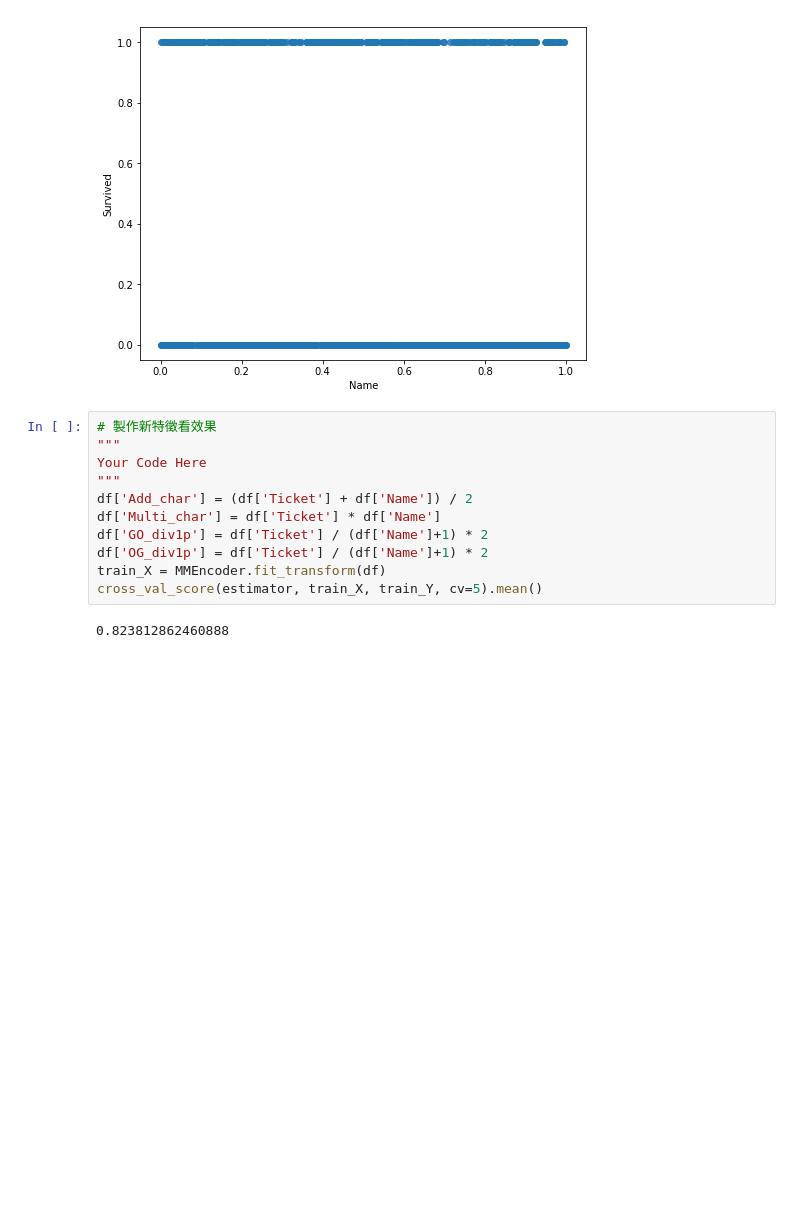
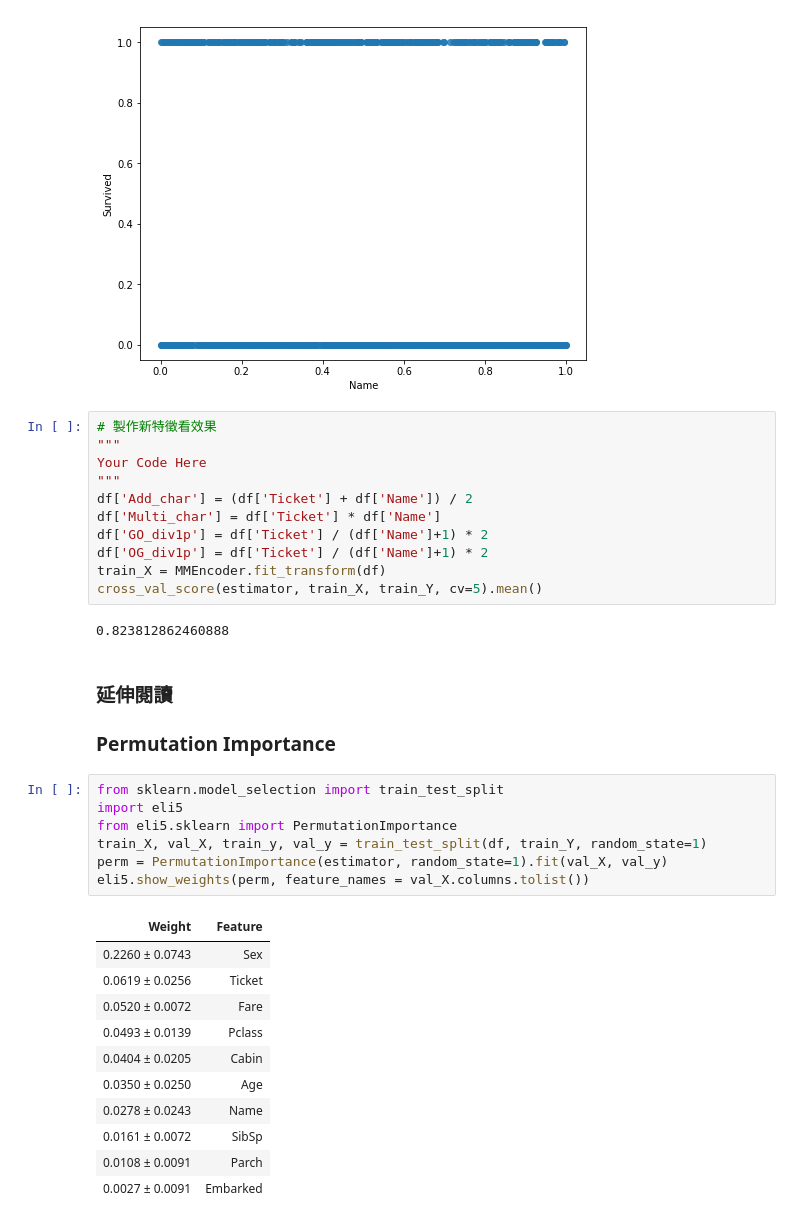
Before and after one commit to shaoxiaochang/2nd-ML100Days, a Jupyter notebook: homework/Day_029_HW.ipynb, the cells around one changed output. Cells and saved outputs as stored; diff of their text form; blank space fills up the shorter version.

Commit message:
Add Permutation Importance

```diff
--- a/homework/Day_029_HW.ipynb
+++ b/homework/Day_029_HW.ipynb
@@ -117,3 +117,25 @@ train_X = MMEncoder.fit_transform(df)
 cross_val_score(estimator, train_X, train_Y, cv=5).mean()
 # %% [output]
 0.823812862460888
+# %% [markdown]
+### 延伸閱讀
+### Permutation Importance
+# %%
+from sklearn.model_selection import train_test_split
+import eli5
+from eli5.sklearn import PermutationImportance
+train_X, val_X, train_y, val_y = train_test_split(df, train_Y, random_state=1)
+perm = PermutationImportance(estimator, random_state=1).fit(val_X, val_y)
+eli5.show_weights(perm, feature_names = val_X.columns.tolist())
+# %% [output]
+| Weight | Feature |
+| 0.2260 ± 0.0743 | Sex |
+| 0.0619 ± 0.0256 | Ticket |
+| 0.0520 ± 0.0072 | Fare |
+| 0.0493 ± 0.0139 | Pclass |
+| 0.0404 ± 0.0205 | Cabin |
+| 0.0350 ± 0.0250 | Age |
+| 0.0278 ± 0.0243 | Name |
+| 0.0161 ± 0.0072 | SibSp |
+| 0.0108 ± 0.0091 | Parch |
+| 0.0027 ± 0.0091 | Embarked |
```
Also changed, not shown: parts of 2 cells of this notebook.
